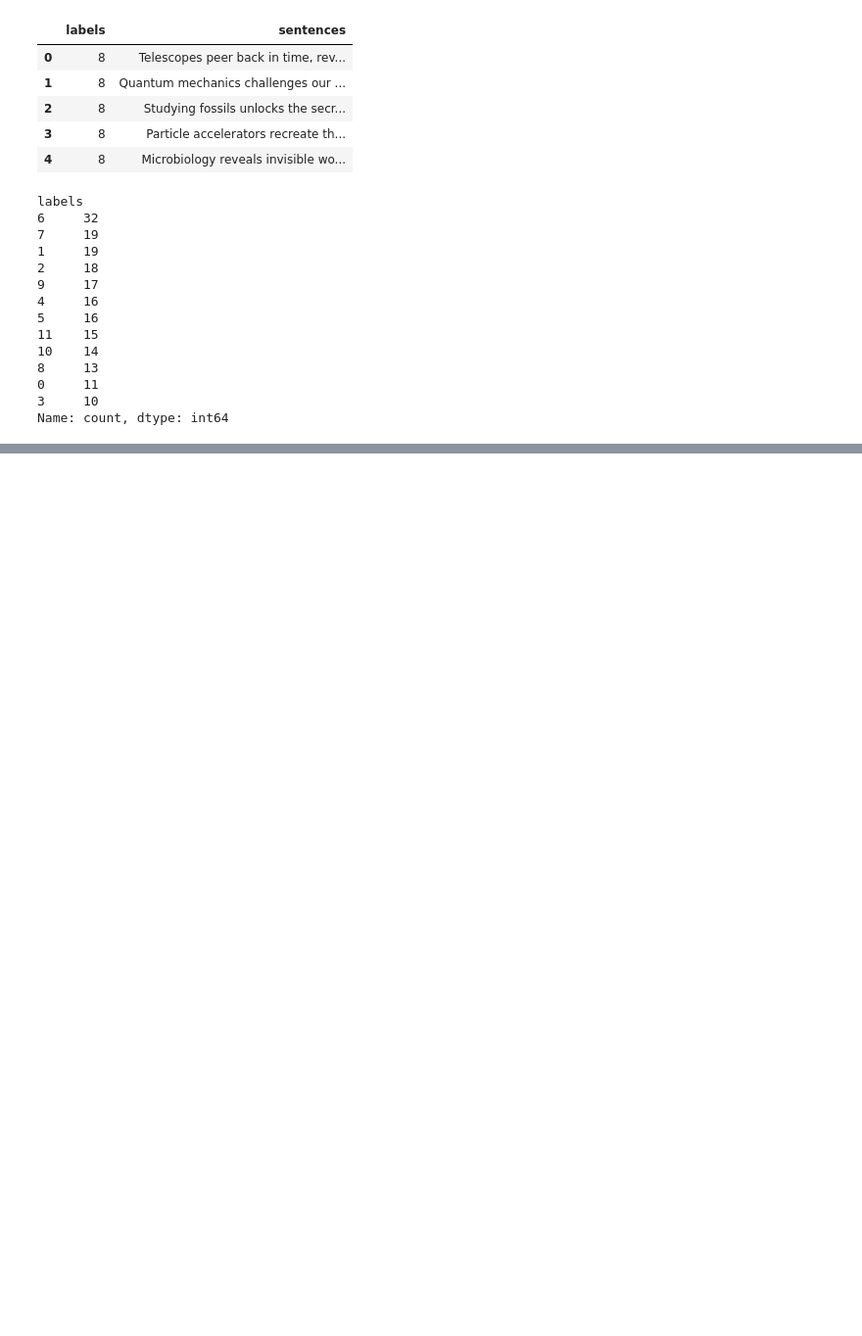
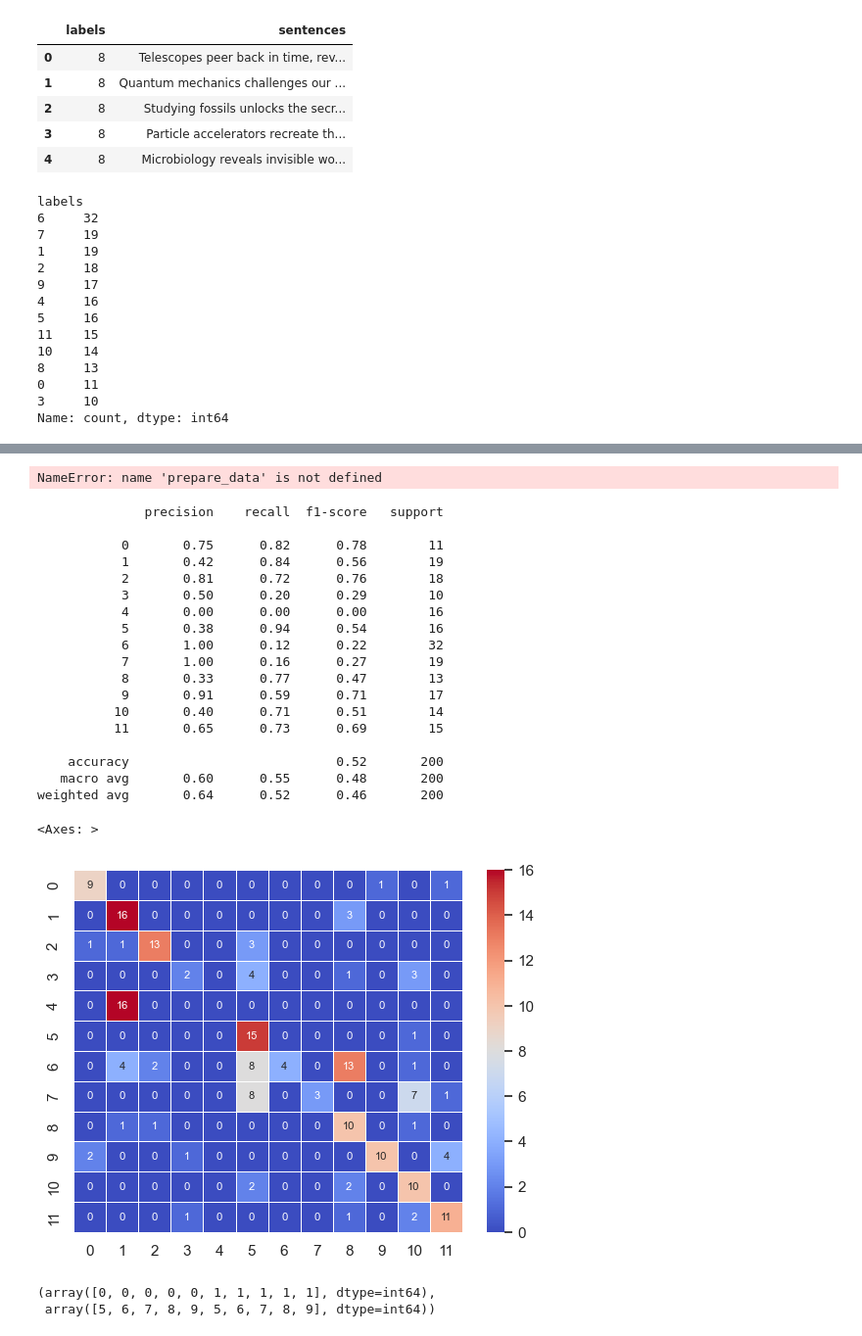
Before and after one commit to baptlem/sentence_classification, a Jupyter notebook: matthias_notebook.ipynb, the cells around one changed output, grey strips where cells are left out. Shown at 98% size. Saved outputs shown, nothing was run; the diff lists cells and outputs as text; code cells hidden in the pictures; blank space fills up the shorter version.

Commit message:
zero shot and lstm test

```diff
--- a/matthias_notebook.ipynb
+++ b/matthias_notebook.ipynb
@@ -966,0 +211,33 @@ plt.show()
+# %%
+def inference(model,target,data):
+
+  model.eval()
+  liste_pred = []
+  with torch.no_grad():
+    for sentence in data:
+      sentence = torch.tensor([sentence])
+      # print(sentence)
+      logits = model(sentence)
+      results = torch.argmax(logits,dim=1)
+      liste_pred.append(results.item())
+    acc = (liste_pred == target).sum()/len(target)
+    return liste_pred,acc
+
+def run_epochs(model,sentences,labels,args):
+  optimizer = optim.Adam(model.parameters(), lr = args['lr'],weight_decay=0.0001)
+
+  for ep in range(args['max_eps']):
+    grouped_sentences = group_sentences_by_length_with_labels(sentences,labels)
+    batches = create_batches_with_labels(grouped_sentences, args['bsize'])
+    print(batches)
+    print(batches[0].shape)
+    train(model,batches, optimizer, ep, args)
+# %%
+#50 epochs
+
+args = {'bsize': 128}
+args.update({'max_eps': 50, 'lr': 0.0005, 'device': 'cpu', 'num_class': 12})
+# nb_data = 1000
+sentences = prepare_data(df_train_plus.loc[:,'sentences'],embedding)
+model = BiLSTM( args['num_class'], args, dimension=1024)
+loss_list_val = run_epochs(model,sentences,list(df_train_plus.loc[:,'labels']), args)
@@ -966,0 +252,33 @@ plt.show()
+# %%
+sentences = prepare_data(df_test.loc[:,'sentences'],embedding)
+pred,score = inference(model,df_test.loc[:,'labels'],sentences)
+# %% [output]
+NameError: name 'prepare_data' is not defined
+# %%
+report = classification_report(df_test.loc[:, "labels"], pd.Series(pred))
+print(report)
+cm = confusion_matrix(df_test.loc[:, "labels"], pd.Series(pred))
+df_cm = pd.DataFrame(cm, index=list(range(12)), columns=list(range(12)))
+sn.set(font_scale=1)
+sn.heatmap(df_cm, annot=True, annot_kws={"size": 8}, cmap='coolwarm', linewidth=0.5)
+# %% [output]
+              precision    recall  f1-score   support
+
+           0       0.75      0.82      0.78        11
+           1       0.42      0.84      0.56        19
+           2       0.81      0.72      0.76        18
+           3       0.50      0.20      0.29        10
+           4       0.00      0.00      0.00        16
+           5       0.38      0.94      0.54        16
+           6       1.00      0.12      0.22        32
+           7       1.00      0.16      0.27        19
+           8       0.33      0.77      0.47        13
+           9       0.91      0.59      0.71        17
+          10       0.40      0.71      0.51        14
+          11       0.65      0.73      0.69        15
+
+    accuracy                           0.52       200
+   macro avg       0.60      0.55      0.48       200
+weighted avg       0.64      0.52      0.46       200
+<Axes: >
+[figure, added]
@@ -966,0 +289,5 @@ plt.show()
+# %%
+row_indices
+# %% [output]
+(array([0, 0, 0, 0, 0, 1, 1, 1, 1, 1], dtype=int64),
+ array([5, 6, 7, 8, 9, 5, 6, 7, 8, 9], dtype=int64))
```
Also changed, not shown: parts of 84 cells of this notebook, 15 other files.
